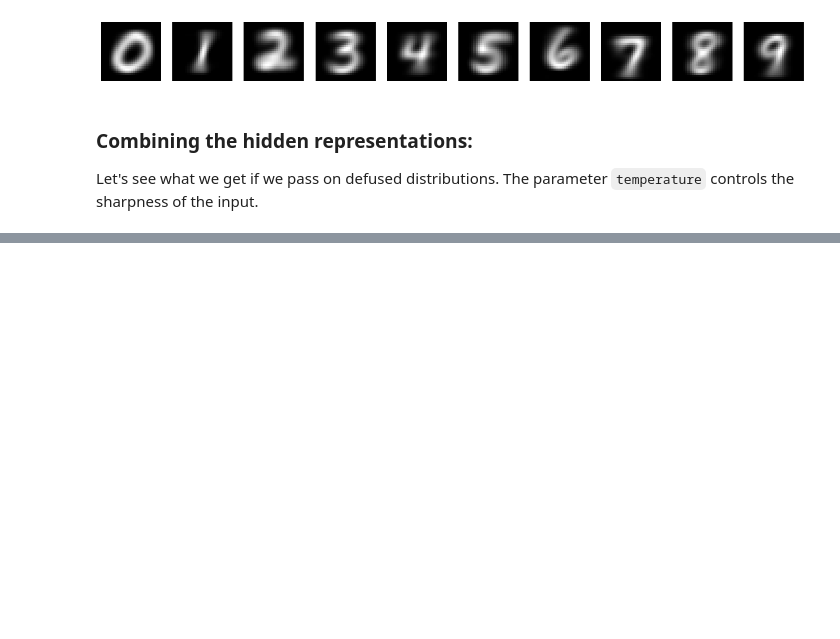
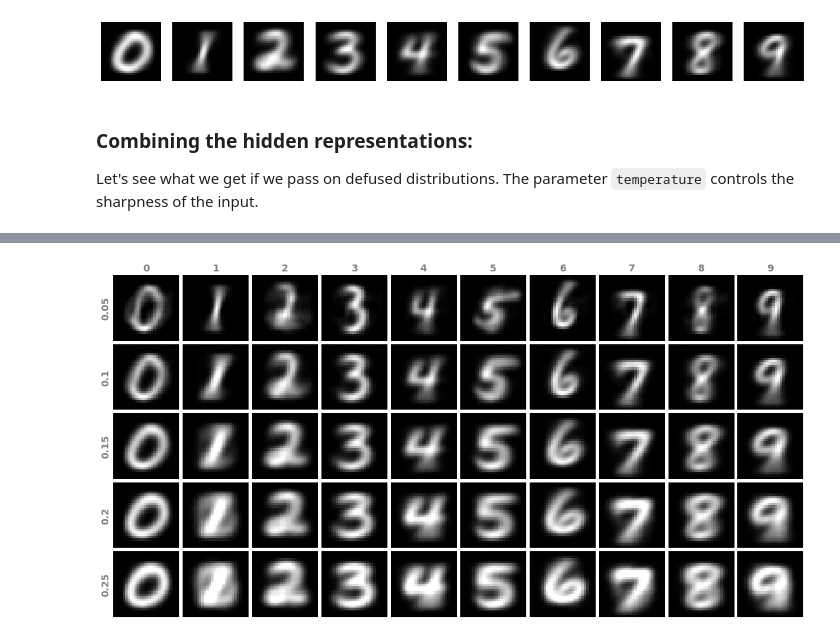
Before and after one commit to sedihub/deep_learning_research, a Jupyter notebook: gan/mnist_generative_and_discriminative_models.ipynb, the cells around one changed output, grey strips where cells are left out. Cells and saved outputs as stored; diff of their text form; code cells hidden in the pictures; blank space fills up the shorter version.

```diff
--- a/gan/mnist_generative_and_discriminative_models.ipynb
+++ b/gan/mnist_generative_and_discriminative_models.ipynb
@@ -360,0 +405,7 @@ plt.show()
+# %%
+improved_generator_model = models.construct_generator_model(
+    input_size=11,
+    output_activation="linear",
+    with_batchnorm=True)
+
+improved_generator_model.summary(print_fn=(lambda *args: print("\t", *args)))
@@ -360,0 +498,29 @@ plt.show()
+# %%
+list_of_means = [0.05, 0.1, 0.15, 0.2, 0.25]
+
+fig = plt.figure(figsize=(18., 9.15))
+num_rows = len(list_of_means)
+num_cols = 10
+gs = gridspec.GridSpec(num_rows, num_cols)
+gs.update(wspace=0.05, hspace=0.05)
+for row, mean_val in enumerate(list_of_means):
+    for col, class_idx in enumerate(range(10)):
+        ax = plt.subplot(gs[10 * row + col]) #5, 10, 10 * row + col + 1)
+        x = tf.keras.utils.to_categorical(class_idx, 10)[np.newaxis,]
+        x = np.c_[x, [mean_val]]
+        image = improved_generator_model.predict(x)[0]
+        image = np.clip(image, 0.0, 255.0).astype(np.uint8)
+        ax.imshow(image, cmap="gray")
+        ax.spines['top'].set_visible(False)
+        ax.spines['right'].set_visible(False)
+        ax.spines['bottom'].set_visible(False)
+        ax.spines['left'].set_visible(False)
+        ax.get_xaxis().set_ticks([])
+        ax.get_yaxis().set_ticks([])
+        if col == 0:
+            ax.set_ylabel(f"{mean_val}", fontsize=14, fontweight="bold", color="gray")
+        if row == 0:
+            ax.set_title(f"{class_idx}", fontsize=14, fontweight="bold", color="gray")
+plt.show()
+# %% [output]
+[figure, added]
```
Also changed, not shown: parts of 16 cells of this notebook.
